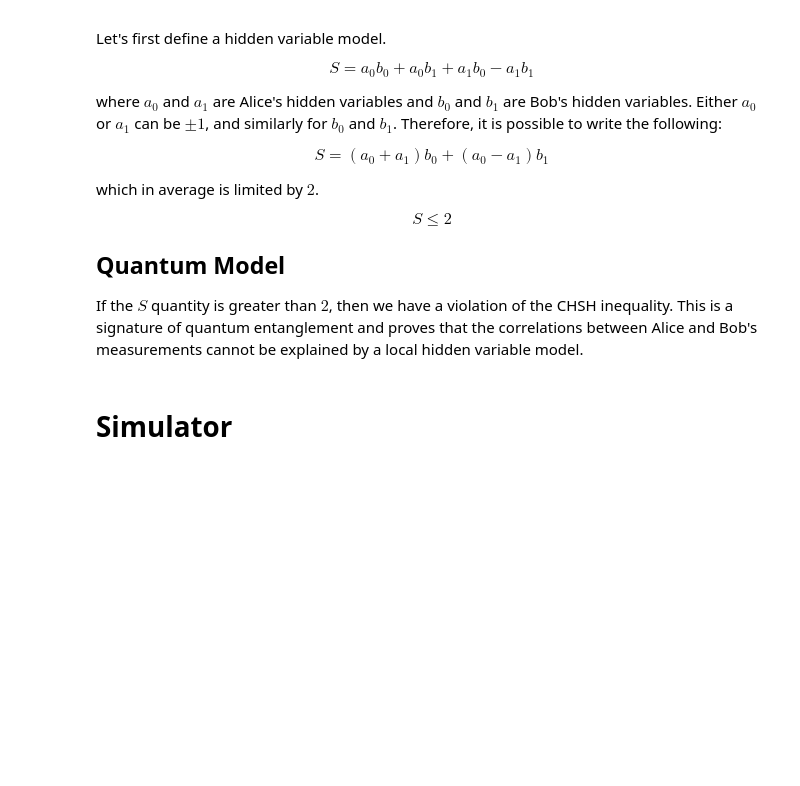
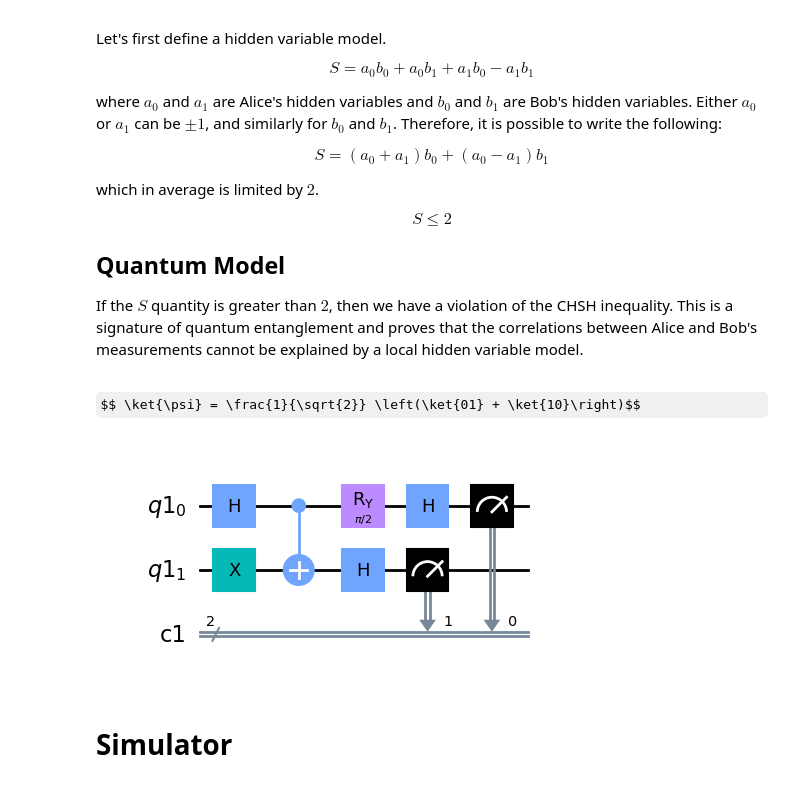
Before and after one commit to LeanderReascos/QC_Yachay, a Jupyter notebook: Notebooks/Day3.ipynb, the cells around one changed output. Cells and saved outputs as stored; diff of their text form; code cells hidden in the pictures; some formulas as TeX source; blank space fills up the shorter version.

```diff
--- a/Notebooks/Day3.ipynb
+++ b/Notebooks/Day3.ipynb
@@ -95,6 +95,14 @@ def circuit(A, B, phase=0):
 
     qc.measure(qr, cr)
     return qc
+# %% [markdown]
+$$ \ket{\psi} = \frac{1}{\sqrt{2}} \left(\ket{01} + \ket{10}\right)$$
+# %%
+qc = circuit('X', 'X', phase=np.pi/2)
+
+qc.draw(output='mpl')
+# %% [output]
+[figure, added]
 # %% [markdown]
 # Simulator
 # %%
```
Also changed, not shown: parts of 2 cells of this notebook, 4 other files.
